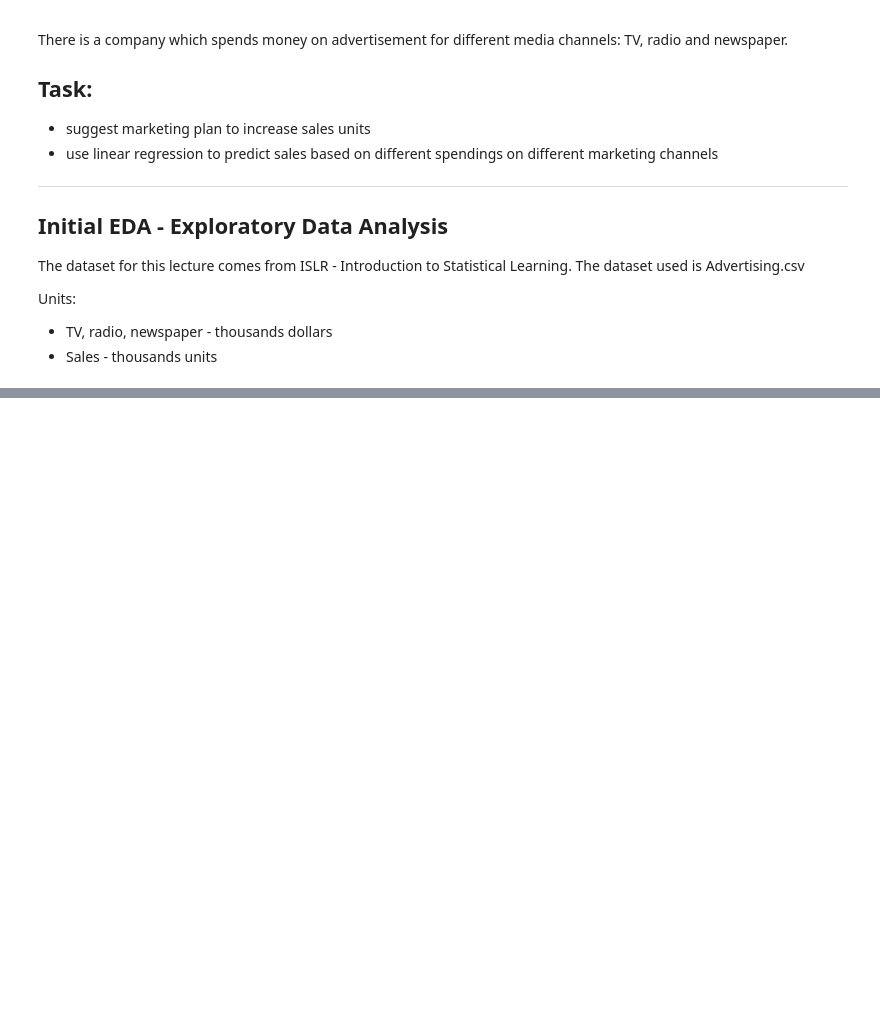
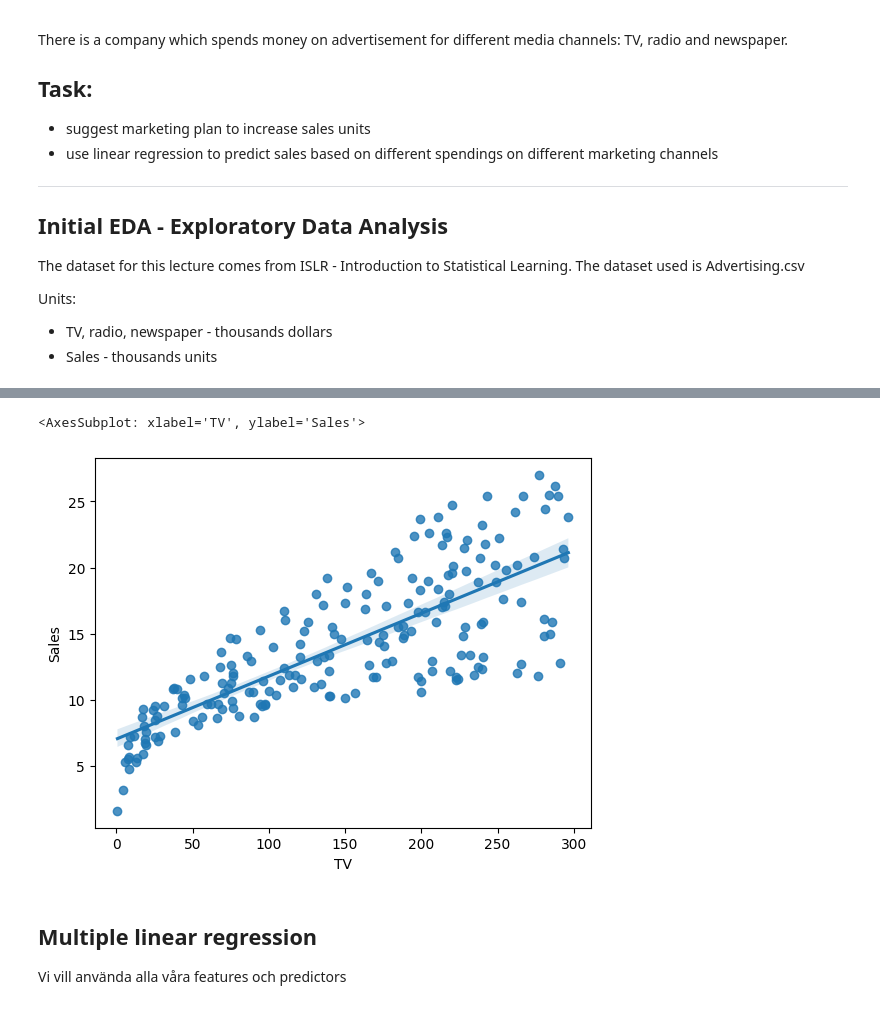
Before and after one commit to JoelOscarsson/Machine-Learning, a Jupyter notebook: Code-Alongs/L0-Linear_regression.ipynb, the cells around one changed output, grey strips where cells are left out. Drawn from its saved outputs; the diff is of its cells as text; code cells hidden in the pictures; blank space fills up the shorter version.

```diff
--- a/Code-Alongs/L0-Linear_regression.ipynb
+++ b/Code-Alongs/L0-Linear_regression.ipynb
@@ -117,0 +210,8 @@ x
+# %%
+sns.regplot(x=X, y=y) # Vi får vår regressionsplot, det som är shaded konfidensintervallet
+# %% [output]
+<AxesSubplot: xlabel='TV', ylabel='Sales'>
+[figure, added]
+# %% [markdown]
+## Multiple linear regression
+Vi vill använda alla våra features och predictors
```
Also changed, not shown: parts of 28 cells of this notebook.
